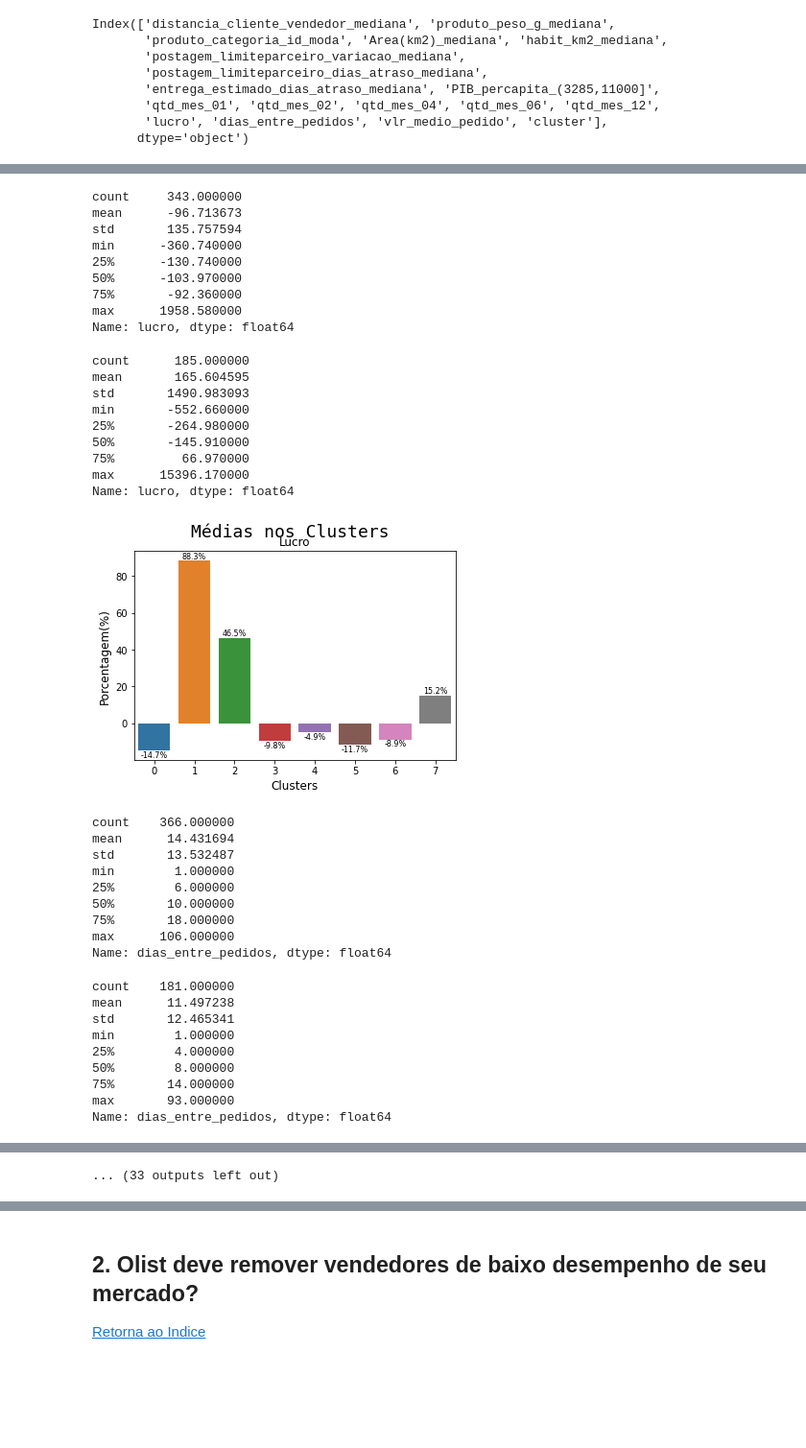
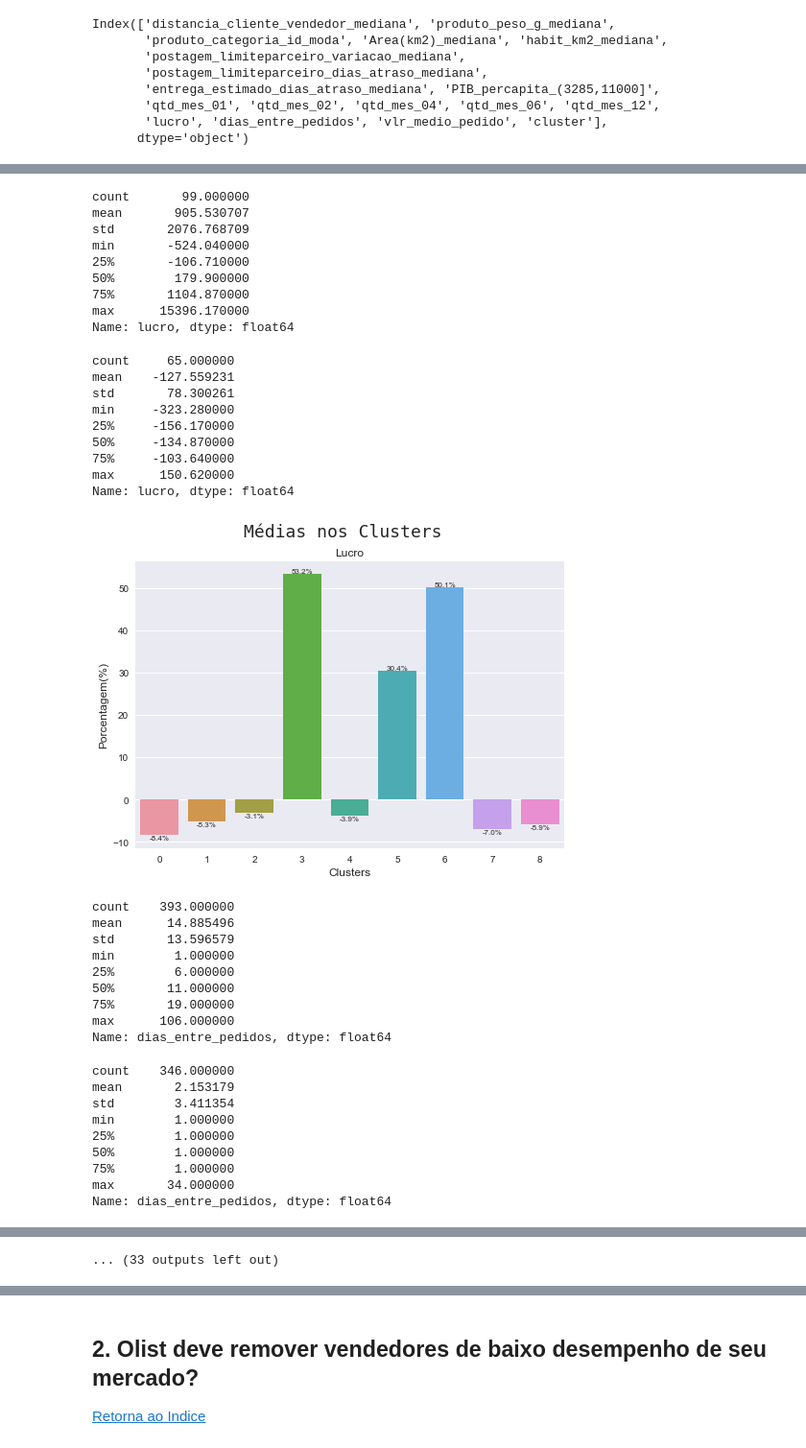
Before and after one commit to Alexandre-316/Projeto_Ciencia_de_Dados, a Jupyter notebook: Notebooks/04_Interpretacao.ipynb, the cells around one changed output, grey strips where cells are left out. Shown at 96% size. Drawn from its saved outputs; the diff is of its cells as text; code cells hidden in the pictures; blank space fills up the shorter version.

```diff
--- a/Notebooks/04_Interpretacao.ipynb
+++ b/Notebooks/04_Interpretacao.ipynb
@@ -99,5 +85,6 @@ print(matplotlib.__version__)
 [Retorna ao Indice](#etapas)
 # %%
 df_abt = pd.read_excel(caminho_temp+'03_01_Modelos_K_Means_df_abt_kmeans_cluster.xlsx',index_col=0)
-df_abt_kmeans = pd.read_excel(caminho_temp+'03_01_Modelos_K_Means_df_abt_sc_kmeans.xlsx', index_col=0)
+#df_abt_kmeans = pd.read_excel(caminho_temp+'03_01_Modelos_K_Means_df_abt_sc_kmeans.xlsx', index_col=0)
+df_abt_ms = pd.read_excel(caminho_temp+'03_03_Modelos_MeanShift_df_abt_sc_ms.xlsx', index_col=0)
 # %%
@@ -266,7 +213,2 @@ subcabecalho2=['Habitantes por km2','Distância entre cliente e vendedor','Dias
 subcabecalho3=['Cidade do Vendedor','Estado do Vendedor','Região do Vendedor','Plano da Olist','Categorias dos Produtos']
 features_moda=['produto_categoria_id_moda']
-# %%
-sumario = {}
-
-for index in range(8):
-    sumario[index] = df_abt_kmeans[df_abt_kmeans['cluster'] == index]['lucro'].describe().T
@@ -372,13 +215,13 @@ Name: lucro, dtype: float64
 # %%
 features=features_relevantes+features_cluster
-describe_clusters = df_abt_kmeans[features].groupby('cluster').mean()
+describe_clusters = df_abt_ms[features].groupby('cluster').mean()
 describe_clusters_2= round(describe_clusters/describe_clusters.sum()*100,2).reset_index()
 l=0
 for i in features_relevantes:
     sumario = {}
 
     for index in range(8):
-        sumario[index] = df_abt_kmeans[df_abt_kmeans['cluster'] == index][i].describe().T
+        sumario[index] = df_abt_ms[df_abt_ms['cluster'] == index][i].describe().T
     display(sumario[0],sumario[1],sumario[2],sumario[3],sumario[4],sumario[5],sumario[6],sumario[7])
     ax=sns.barplot(x = describe_clusters_2.index, y = i,  data = describe_clusters_2)
     ax.set_xlabel('Clusters', fontsize = 12)
@@ -446,38 +289,38 @@ max      150.620000
 Name: lucro, dtype: float64
-count     343.000000
-mean      -96.713673
-std       135.757594
-min      -360.740000
-25%      -130.740000
-50%      -103.970000
-75%       -92.360000
-max      1958.580000
+count       99.000000
+mean       905.530707
+std       2076.768709
+min       -524.040000
+25%       -106.710000
+50%        179.900000
+75%       1104.870000
+max      15396.170000
 Name: lucro, dtype: float64
-count      185.000000
-mean       165.604595
-std       1490.983093
-min       -552.660000
-25%       -264.980000
-50%       -145.910000
-75%         66.970000
-max      15396.170000
+count     65.000000
+mean    -127.559231
+std       78.300261
+min     -323.280000
+25%     -156.170000
+50%     -134.870000
+75%     -103.640000
+max      150.620000
 Name: lucro, dtype: float64
-[figure, old version]
+[figure, new version]
-count    366.000000
-mean      14.431694
-std       13.532487
+count    393.000000
+mean      14.885496
+std       13.596579
 min        1.000000
 25%        6.000000
-50%       10.000000
-75%       18.000000
+50%       11.000000
+75%       19.000000
 max      106.000000
 Name: dias_entre_pedidos, dtype: float64
-count    181.000000
-mean      11.497238
-std       12.465341
+count    346.000000
+mean       2.153179
+std        3.411354
 min        1.000000
-25%        4.000000
-50%        8.000000
-75%       14.000000
-max       93.000000
+25%        1.000000
+50%        1.000000
+75%        1.000000
+max       34.000000
 Name: dias_entre_pedidos, dtype: float64
```
Also changed, not shown: parts of 24 cells of this notebook, 25 other files.
